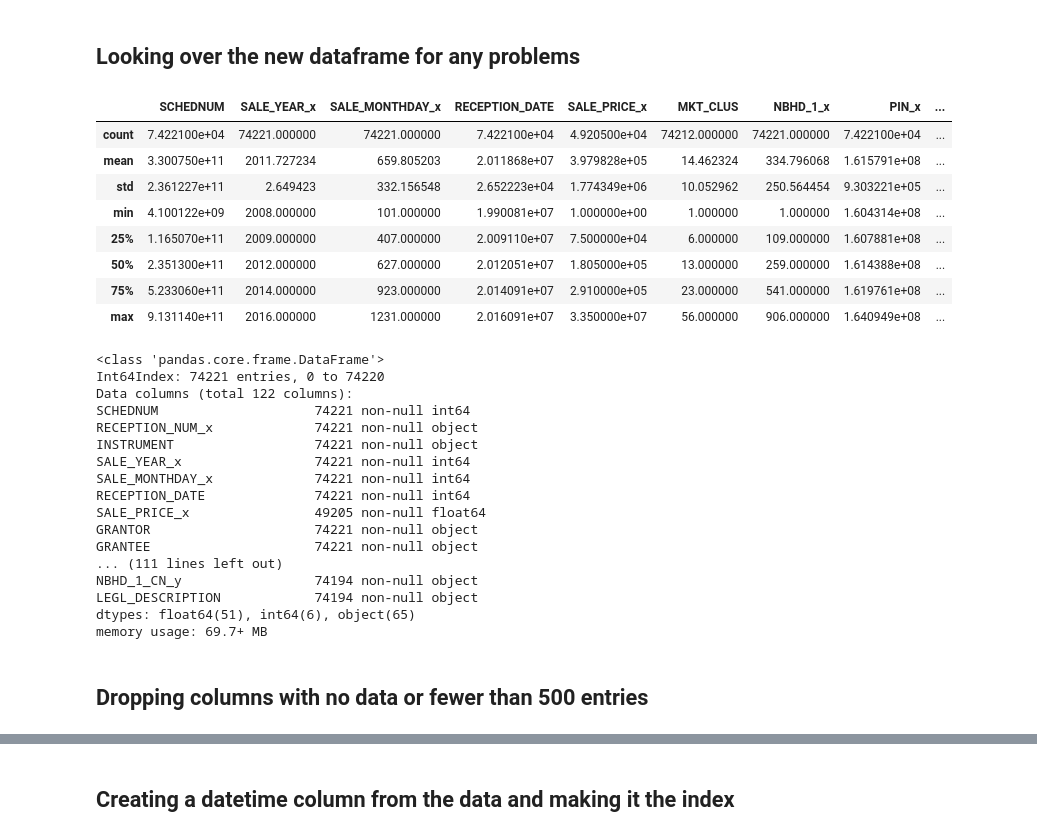
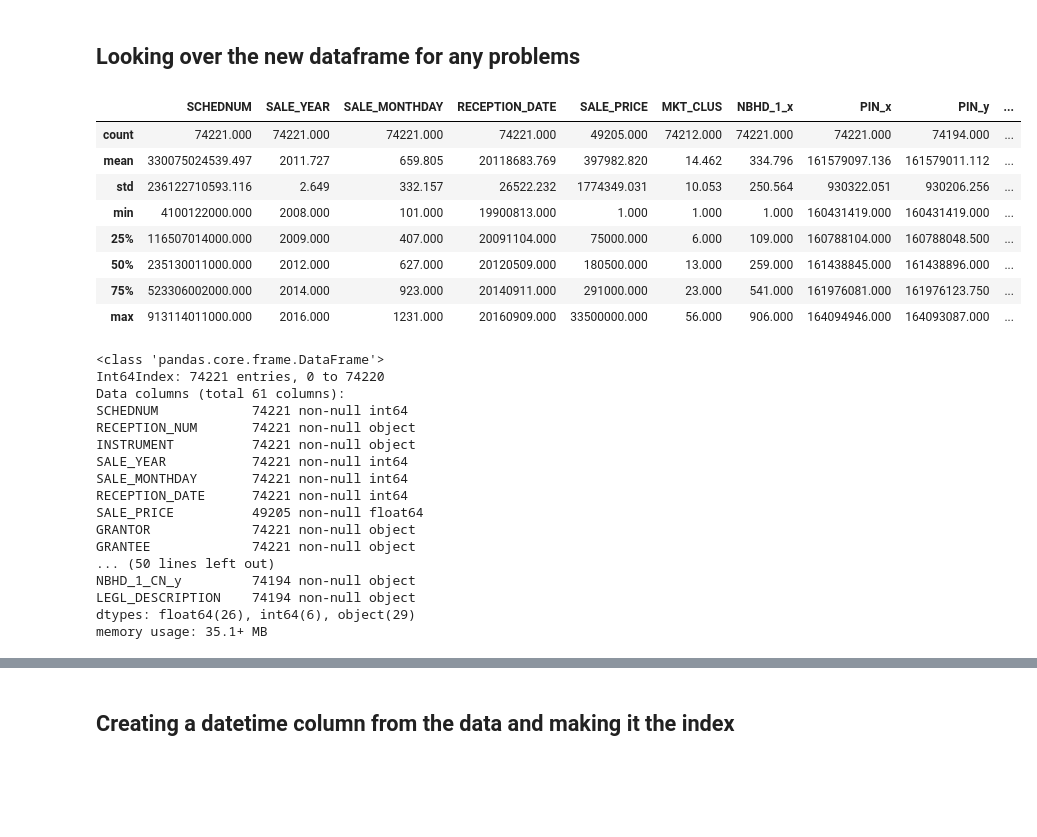
Before and after one commit to trcasey/denver_housing_predictor, a Jupyter notebook: Denver Housing Data Analysis.ipynb, the cells around one changed output, grey strips where cells are left out. Cells and saved outputs as stored; diff of their text form; code cells hidden in the pictures; blank space fills up the shorter version.

```diff
--- a/Denver Housing Data Analysis.ipynb
+++ b/Denver Housing Data Analysis.ipynb
@@ -264,4 +183,4 @@ df_characteristics[df_characteristics.SCHEDNUM == 23307028000]
 # %% [markdown]
 ## Combining the dataframes
 # %%
-df_merge = df_sales.merge(df_parcels, how='left', on='SCHEDNUM')
+df_denver = df_sales.merge(df_characteristics, how='left', on='SCHEDNUM')
@@ -270,36 +187,34 @@ df_merge = df_merge.merge(df_characteristics, how='left', on='SCHEDNUM')
 # %% [markdown]
 ## Looking over the new dataframe for any problems
 # %%
-df_merge.describe()
+df_denver.describe()
 # %% [output]
-|  | SCHEDNUM | SALE_YEAR_x | SALE_MONTHDAY_x | RECEPTION_DATE | SALE_PRICE_x | MKT_CLUS | NBHD_1_x | PIN_x | ... |
-| count | 7.422100e+04 | 74221.000000 | 74221.000000 | 7.422100e+04 | 4.920500e+04 | 74212.000000 | 74221.000000 | 7.422100e+04 | ... |
-| mean | 3.300750e+11 | 2011.727234 | 659.805203 | 2.011868e+07 | 3.979828e+05 | 14.462324 | 334.796068 | 1.615791e+08 | ... |
-| std | 2.361227e+11 | 2.649423 | 332.156548 | 2.652223e+04 | 1.774349e+06 | 10.052962 | 250.564454 | 9.303221e+05 | ... |
-| min | 4.100122e+09 | 2008.000000 | 101.000000 | 1.990081e+07 | 1.000000e+00 | 1.000000 | 1.000000 | 1.604314e+08 | ... |
-| 25% | 1.165070e+11 | 2009.000000 | 407.000000 | 2.009110e+07 | 7.500000e+04 | 6.000000 | 109.000000 | 1.607881e+08 | ... |
-| 50% | 2.351300e+11 | 2012.000000 | 627.000000 | 2.012051e+07 | 1.805000e+05 | 13.000000 | 259.000000 | 1.614388e+08 | ... |
-| 75% | 5.233060e+11 | 2014.000000 | 923.000000 | 2.014091e+07 | 2.910000e+05 | 23.000000 | 541.000000 | 1.619761e+08 | ... |
-| max | 9.131140e+11 | 2016.000000 | 1231.000000 | 2.016091e+07 | 3.350000e+07 | 56.000000 | 906.000000 | 1.640949e+08 | ... |
+|  | SCHEDNUM | SALE_YEAR | SALE_MONTHDAY | RECEPTION_DATE | SALE_PRICE | MKT_CLUS | NBHD_1_x | PIN_x | PIN_y | ... |
+| count | 74221.000 | 74221.000 | 74221.000 | 74221.000 | 49205.000 | 74212.000 | 74221.000 | 74221.000 | 74194.000 | ... |
+| mean | 330075024539.497 | 2011.727 | 659.805 | 20118683.769 | 397982.820 | 14.462 | 334.796 | 161579097.136 | 161579011.112 | ... |
+| std | 236122710593.116 | 2.649 | 332.157 | 26522.232 | 1774349.031 | 10.053 | 250.564 | 930322.051 | 930206.256 | ... |
+| min | 4100122000.000 | 2008.000 | 101.000 | 19900813.000 | 1.000 | 1.000 | 1.000 | 160431419.000 | 160431419.000 | ... |
+| 25% | 116507014000.000 | 2009.000 | 407.000 | 20091104.000 | 75000.000 | 6.000 | 109.000 | 160788104.000 | 160788048.500 | ... |
+| 50% | 235130011000.000 | 2012.000 | 627.000 | 20120509.000 | 180500.000 | 13.000 | 259.000 | 161438845.000 | 161438896.000 | ... |
+| 75% | 523306002000.000 | 2014.000 | 923.000 | 20140911.000 | 291000.000 | 23.000 | 541.000 | 161976081.000 | 161976123.750 | ... |
+| max | 913114011000.000 | 2016.000 | 1231.000 | 20160909.000 | 33500000.000 | 56.000 | 906.000 | 164094946.000 | 164093087.000 | ... |
 # %%
-df_merge.info(max_cols=200)
+df_denver.info(max_cols=200)
 # %% [output]
 <class 'pandas.core.frame.DataFrame'>
 Int64Index: 74221 entries, 0 to 74220
-Data columns (total 122 columns):
-SCHEDNUM                    74221 non-null int64
-RECEPTION_NUM_x             74221 non-null object
-INSTRUMENT                  74221 non-null object
-SALE_YEAR_x                 74221 non-null int64
-SALE_MONTHDAY_x             74221 non-null int64
-RECEPTION_DATE              74221 non-null int64
-SALE_PRICE_x                49205 non-null float64
-GRANTOR                     74221 non-null object
-GRANTEE                     74221 non-null object
-... (111 lines left out)
-NBHD_1_CN_y                 74194 non-null object
-LEGL_DESCRIPTION            74194 non-null object
-dtypes: float64(51), int64(6), object(65)
-memory usage: 69.7+ MB
+Data columns (total 61 columns):
+SCHEDNUM            74221 non-null int64
+RECEPTION_NUM       74221 non-null object
+INSTRUMENT          74221 non-null object
+SALE_YEAR           74221 non-null int64
+SALE_MONTHDAY       74221 non-null int64
+RECEPTION_DATE      74221 non-null int64
+SALE_PRICE          49205 non-null float64
+GRANTOR             74221 non-null object
+GRANTEE             74221 non-null object
+... (50 lines left out)
+NBHD_1_CN_y         74194 non-null object
+LEGL_DESCRIPTION    74194 non-null object
+dtypes: float64(26), int64(6), object(29)
+memory usage: 35.1+ MB
-# %% [markdown]
-## Dropping columns with no data or fewer than 500 entries
```
Also changed, not shown: parts of 56 cells of this notebook.
